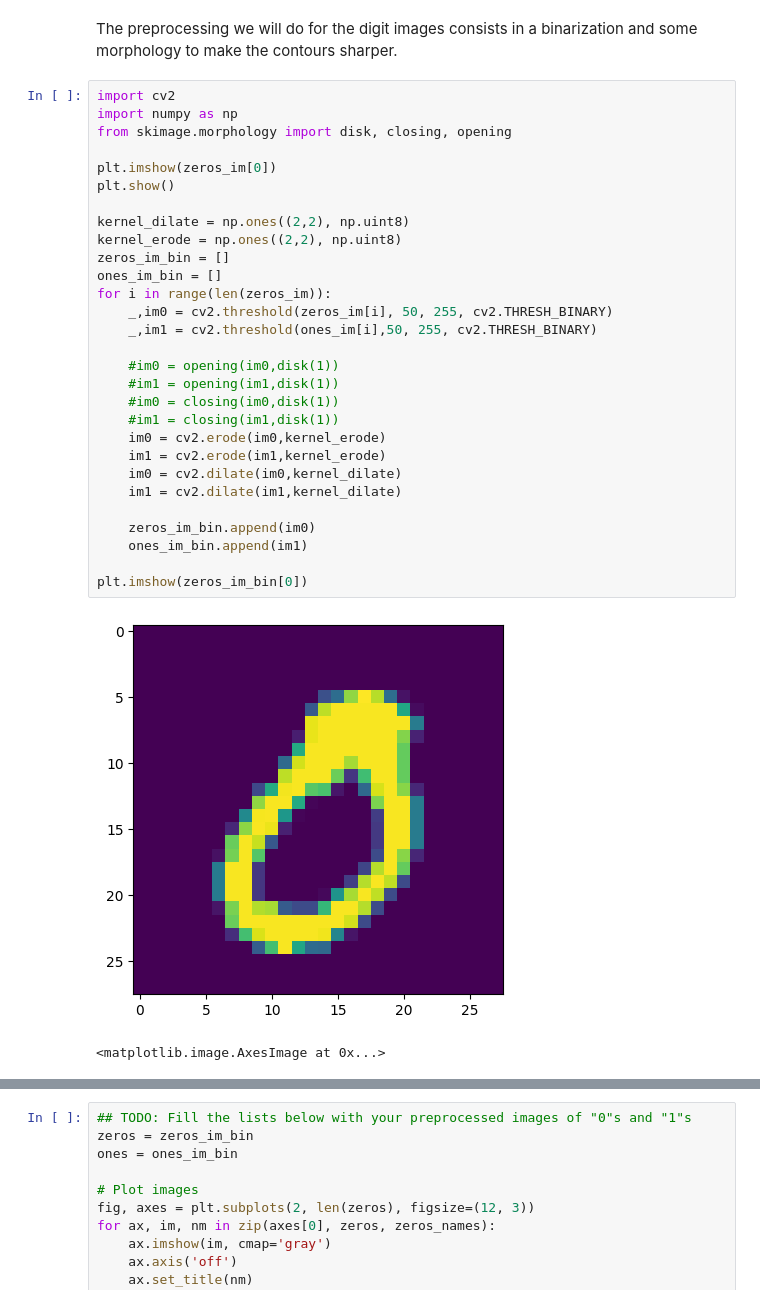
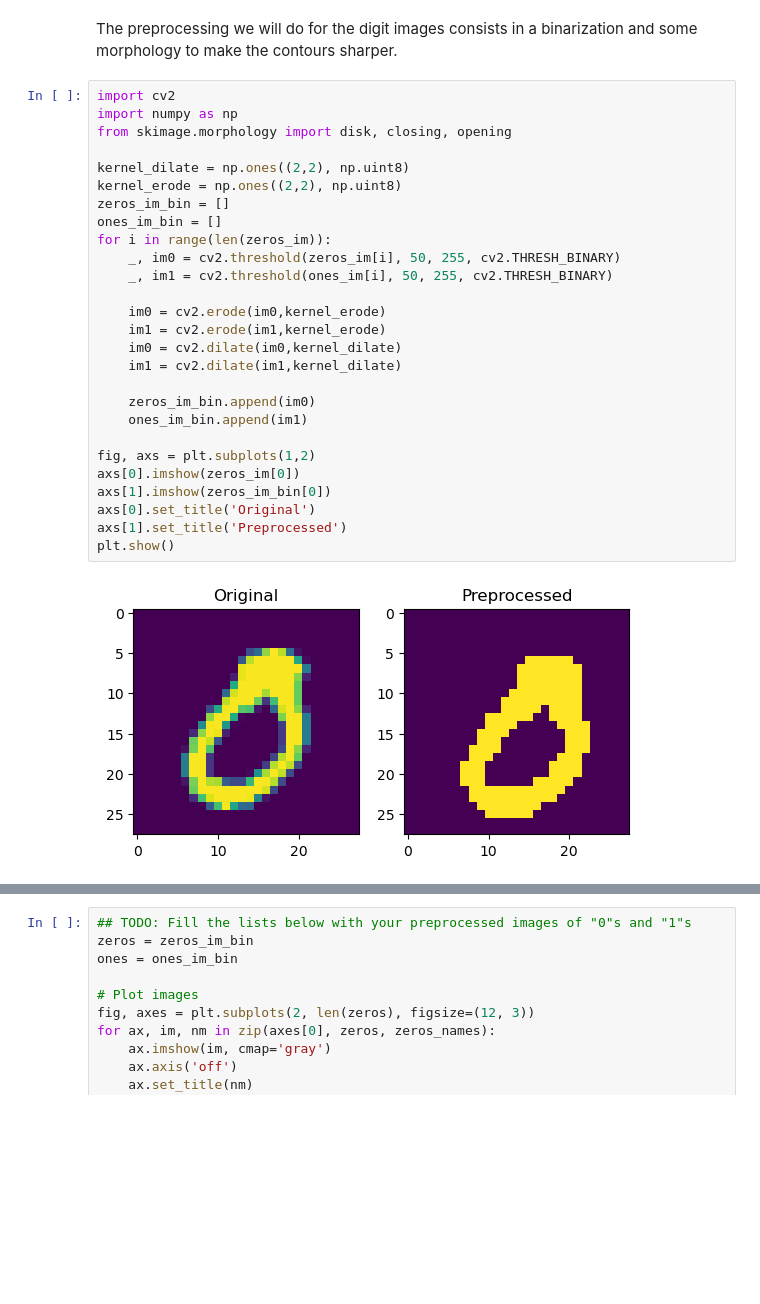
Before and after one commit to theoh-io/iapr_group15, a Jupyter notebook: labs/lab_02_object_description.ipynb, the cells around one changed output, grey strips where cells are left out. Saved outputs shown, nothing was run; the diff lists cells and outputs as text; blank space fills up the shorter version.

```diff
--- a/labs/lab_02_object_description.ipynb
+++ b/labs/lab_02_object_description.ipynb
@@ -131,32 +131,29 @@ The preprocessing we will do for the digit images consists in a binarization and
 # %%
 import cv2
 import numpy as np
 from skimage.morphology import disk, closing, opening
-
-plt.imshow(zeros_im[0])
-plt.show()
 
 kernel_dilate = np.ones((2,2), np.uint8)
 kernel_erode = np.ones((2,2), np.uint8)
 zeros_im_bin = []
 ones_im_bin = []
 for i in range(len(zeros_im)):
-    _,im0 = cv2.threshold(zeros_im[i], 50, 255, cv2.THRESH_BINARY)
-    _,im1 = cv2.threshold(ones_im[i],50, 255, cv2.THRESH_BINARY)
+    _, im0 = cv2.threshold(zeros_im[i], 50, 255, cv2.THRESH_BINARY)
+    _, im1 = cv2.threshold(ones_im[i], 50, 255, cv2.THRESH_BINARY)
 
-    #im0 = opening(im0,disk(1))
-    #im1 = opening(im1,disk(1))
-    #im0 = closing(im0,disk(1))
-    #im1 = closing(im1,disk(1))
     im0 = cv2.erode(im0,kernel_erode)
     im1 = cv2.erode(im1,kernel_erode)
     im0 = cv2.dilate(im0,kernel_dilate)
     im1 = cv2.dilate(im1,kernel_dilate)
 
     zeros_im_bin.append(im0)
     ones_im_bin.append(im1)
 
-plt.imshow(zeros_im_bin[0])
+fig, axs = plt.subplots(1,2)
+axs[0].imshow(zeros_im[0])
+axs[1].imshow(zeros_im_bin[0])
+axs[0].set_title('Original')
+axs[1].set_title('Preprocessed')
+plt.show()
 # %% [output]
-[figure, old version]
+[figure, new version]
-<matplotlib.image.AxesImage at 0x...>
```
Also changed, not shown: parts of 16 cells of this notebook.
